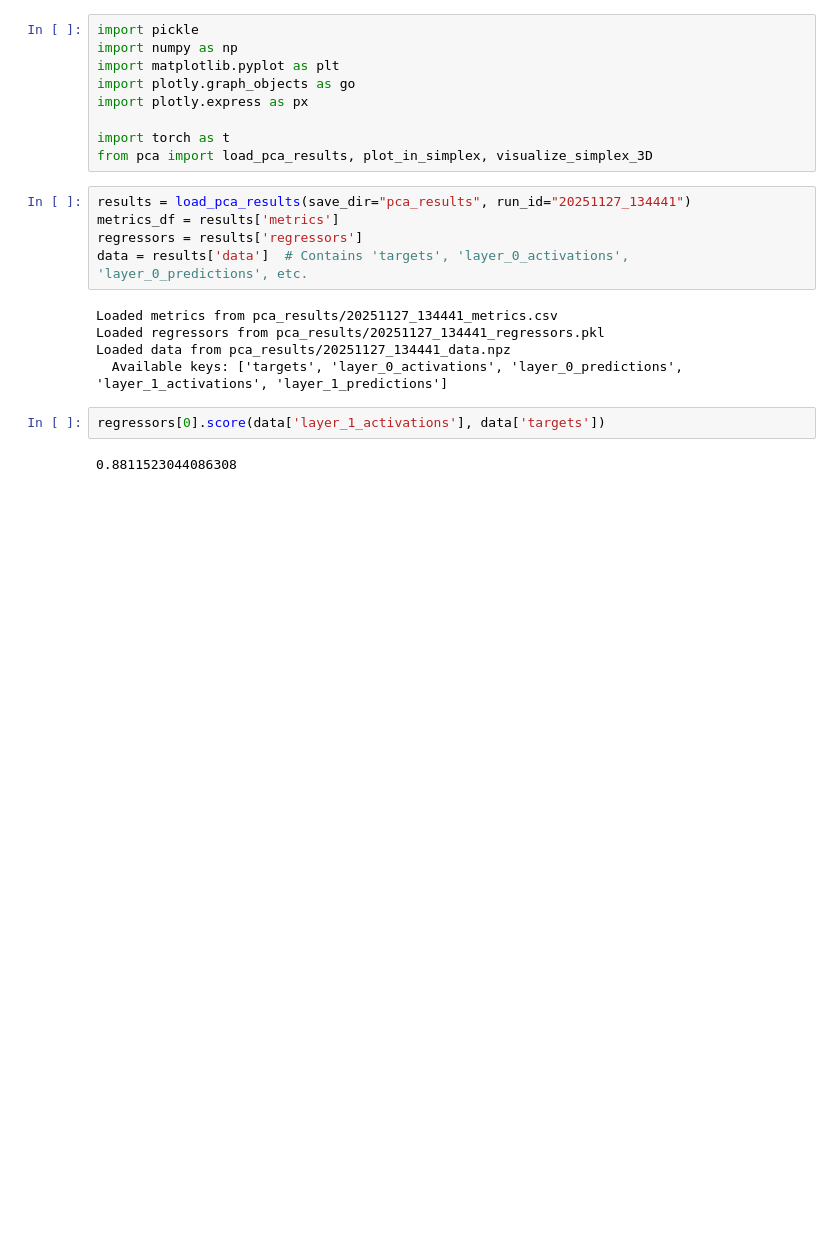
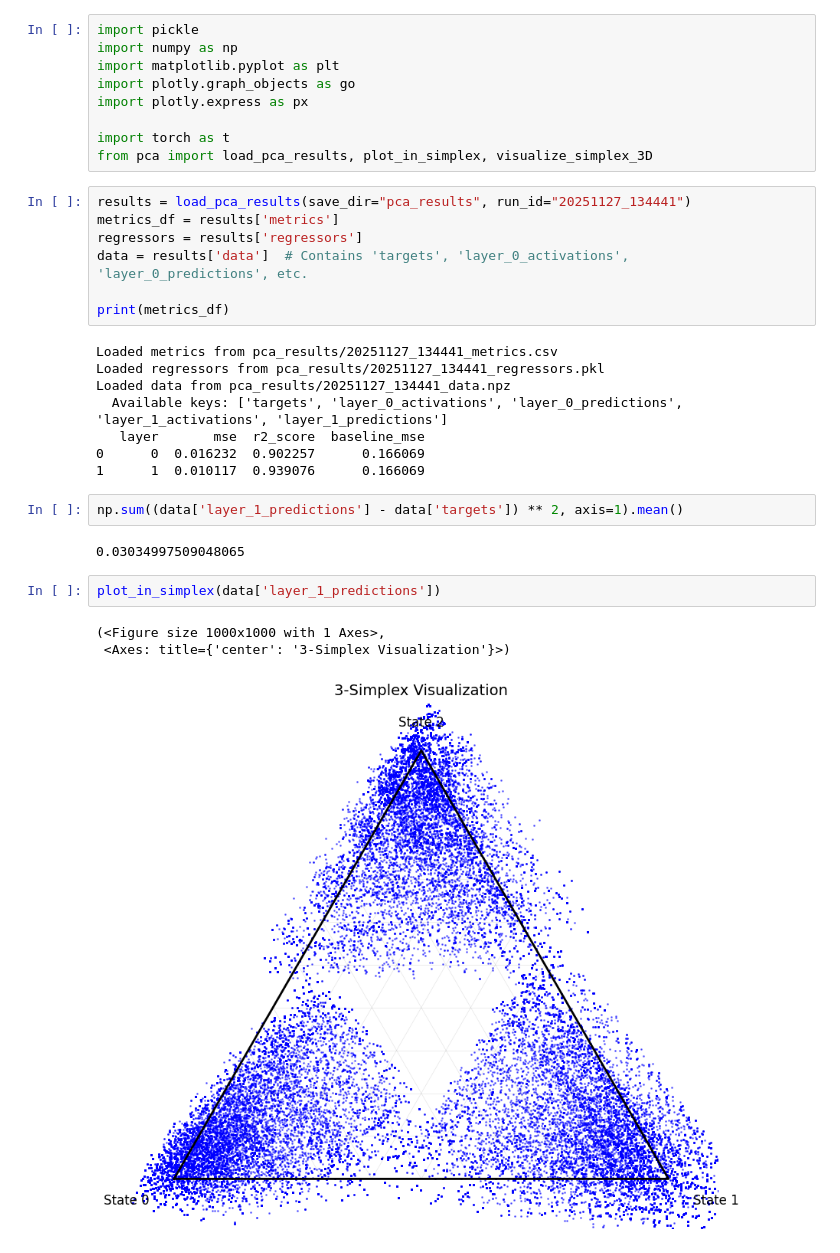
Before and after one commit to lccqqqqq/hidden-markov-chain, a Jupyter notebook: belief_state_geometry.ipynb, the cells around one changed output. Cells and saved outputs as stored; diff of their text form; blank space fills up the shorter version.

```diff
--- a/belief_state_geometry.ipynb
+++ b/belief_state_geometry.ipynb
@@ -16,12 +16,23 @@ results = load_pca_results(save_dir="pca_results", run_id="20251127_134441")
 metrics_df = results['metrics']
 regressors = results['regressors']
 data = results['data']  # Contains 'targets', 'layer_0_activations', 'layer_0_predictions', etc.
+
+print(metrics_df)
 # %% [output]
 Loaded metrics from pca_results/20251127_134441_metrics.csv
 Loaded regressors from pca_results/20251127_134441_regressors.pkl
 Loaded data from pca_results/20251127_134441_data.npz
   Available keys: ['targets', 'layer_0_activations', 'layer_0_predictions', 'layer_1_activations', 'layer_1_predictions']
+   layer       mse  r2_score  baseline_mse
+0      0  0.016232  0.902257      0.166069
+1      1  0.010117  0.939076      0.166069
 # %%
-regressors[0].score(data['layer_1_activations'], data['targets'])
+np.sum((data['layer_1_predictions'] - data['targets']) ** 2, axis=1).mean()
 # %% [output]
-0.8811523044086308
+0.03034997509048065
+# %%
+plot_in_simplex(data['layer_1_predictions'])
+# %% [output]
+(<Figure size 1000x1000 with 1 Axes>,
+ <Axes: title={'center': '3-Simplex Visualization'}>)
+[figure, added]
```
Also changed, not shown: parts of 1 cell of this notebook.
